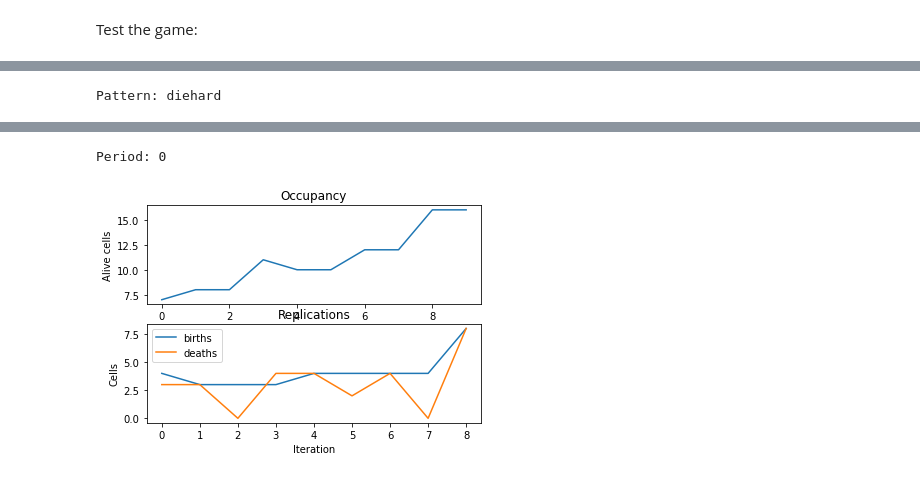
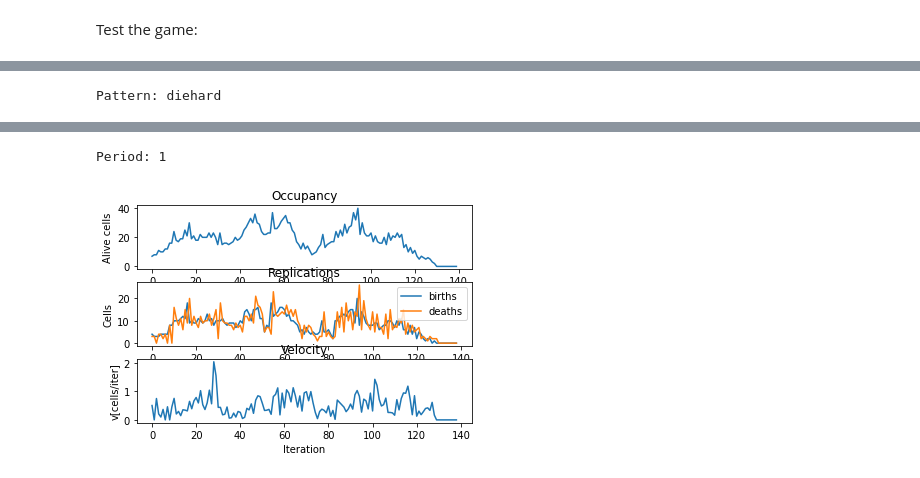
Before and after one commit to fabiovac/game_of_life, a Jupyter notebook: Project.ipynb, the cells around one changed output, grey strips where cells are left out. Saved outputs shown, nothing was run; the diff lists cells and outputs as text; code cells hidden in the pictures.

Commit message:
added velocity function

```diff
--- a/Project.ipynb
+++ b/Project.ipynb
@@ -30,6 +30,10 @@ import matplotlib.pyplot as plt
 
 from PIL import Image
 from IPython.display import display, HTML
+# %%
+def display_gif(filename):
+    n = np.random.randint(1,np.iinfo(np.int64).max)
+    display(HTML(f'<img src="{filename}?{n}">'))
 # %%
 class State:
     """
@@ -214,8 +218,8 @@ class Game:
 
             self.state = curr_state
 
-            if i > 1 and prev_state == curr_state: # at least 2 iterations
-                break
+            #if i > 1 and prev_state == curr_state: # at least 2 iterations
+                #break
 
     # https://pillow.readthedocs.io/en/latest/handbook/image-file-formats.html#saving-sequences
     def export_gif(self, filename, size=(512,512), frametime=200):
@@ -275,6 +279,26 @@ class Game:
             occupancy.append(len(self.history[i]))
 
         return occupancy
+
+    def compute_velocity(self):
+        cms = []
+        for state in self.history:
+            x_tot = 0
+            y_tot = 0
+            for cell in state.alive_cells():
+                x_tot += cell[0]
+                y_tot += cell[1]
+            x_tot = x_tot/len(state) if len(state) != 0 else cms[-1][0]
+            y_tot = y_tot/len(state) if len(state) != 0 else cms[-1][1]
+            cms.append((x_tot,y_tot))
+        cms_x = np.asarray([cm[0] for cm in cms])
+        cms_y = np.asarray([cm[1] for cm in cms])
+        v_x = cms_x[1:] - cms_x[:-1]
+        v_y = cms_y[1:] - cms_y[:-1]
+
+        v = np.sqrt(v_x**2+v_y**2)
+
+        return v
 # %% [markdown]
 Test the game:
 # %%
@@ -305,11 +329,11 @@ def analyze_pattern(pattern_library, pattern_name, grid_size=(32,32), pattern_po
 
     filename = f'./outputs/{pattern_name}.gif'
     game.export_gif(filename, size=(256,256), frametime=500)
-    display(HTML(f'<img src="{filename}">'))
+    display_gif(filename)
 
     print('Period:', game.compute_period())
 
-    fig, axs = plt.subplots(2, 1)
+    fig, axs = plt.subplots(3, 1)
 
     occupancy = game.compute_occupancy()
     axs[0].plot(occupancy)
@@ -323,6 +347,12 @@ def analyze_pattern(pattern_library, pattern_name, grid_size=(32,32), pattern_po
     axs[1].set_xlabel('Iteration')
     axs[1].set_ylabel('Cells')
     axs[1].legend(['births', 'deaths'])
+
+    velocity = game.compute_velocity()
+    axs[2].plot(velocity)
+    axs[2].set_title('Velocity')
+    axs[2].set_xlabel('Iteration')
+    axs[2].set_ylabel('v[cells/iter]')
 # %%
 analyze_pattern(library, 'pulsar')
 # %% [output]
@@ -333,7 +363,7 @@ Period: 3
 # %%
-analyze_pattern(library, 'diehard')
+analyze_pattern(library, 'diehard',iterations=140)
 # %% [output]
 Pattern: diehard
 [interactive output not drawn]
-Period: 0
+Period: 1
-[figure, old version]
+[figure, new version]
```
Also changed, not shown: parts of 3 cells of this notebook, 4 other files.
